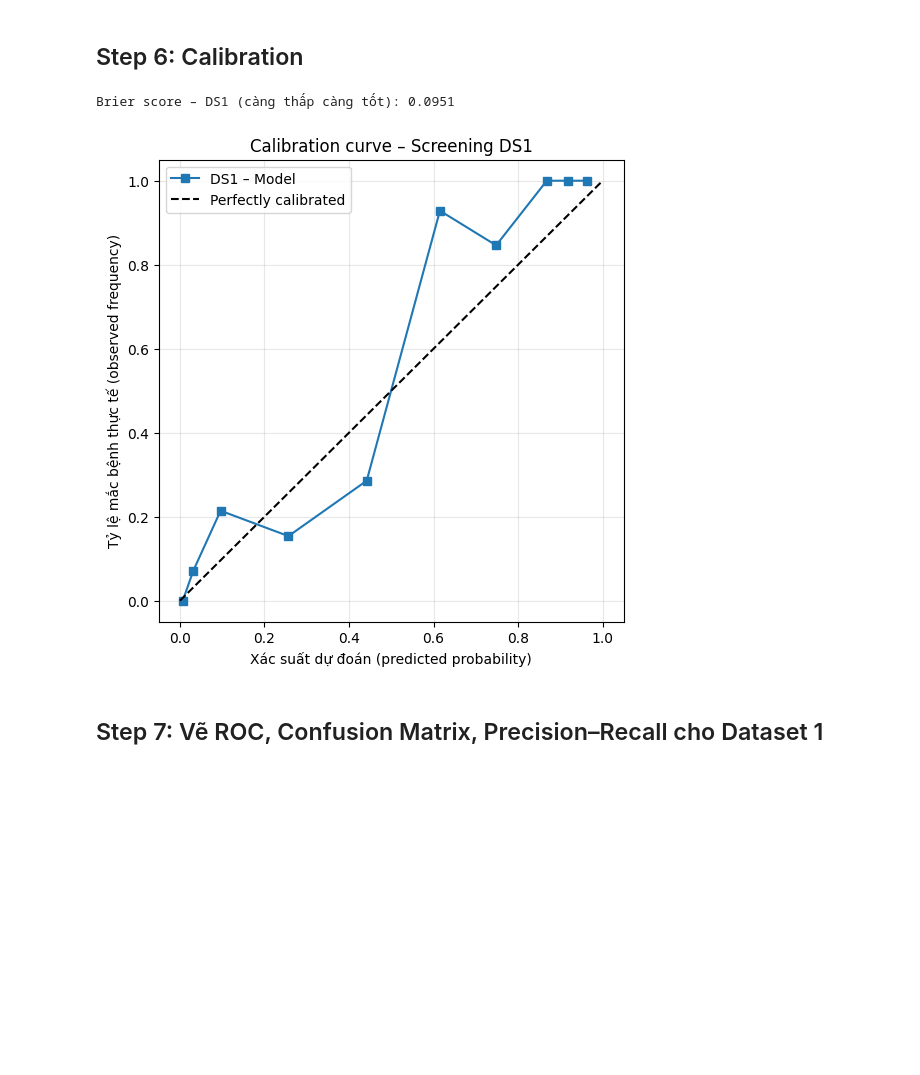
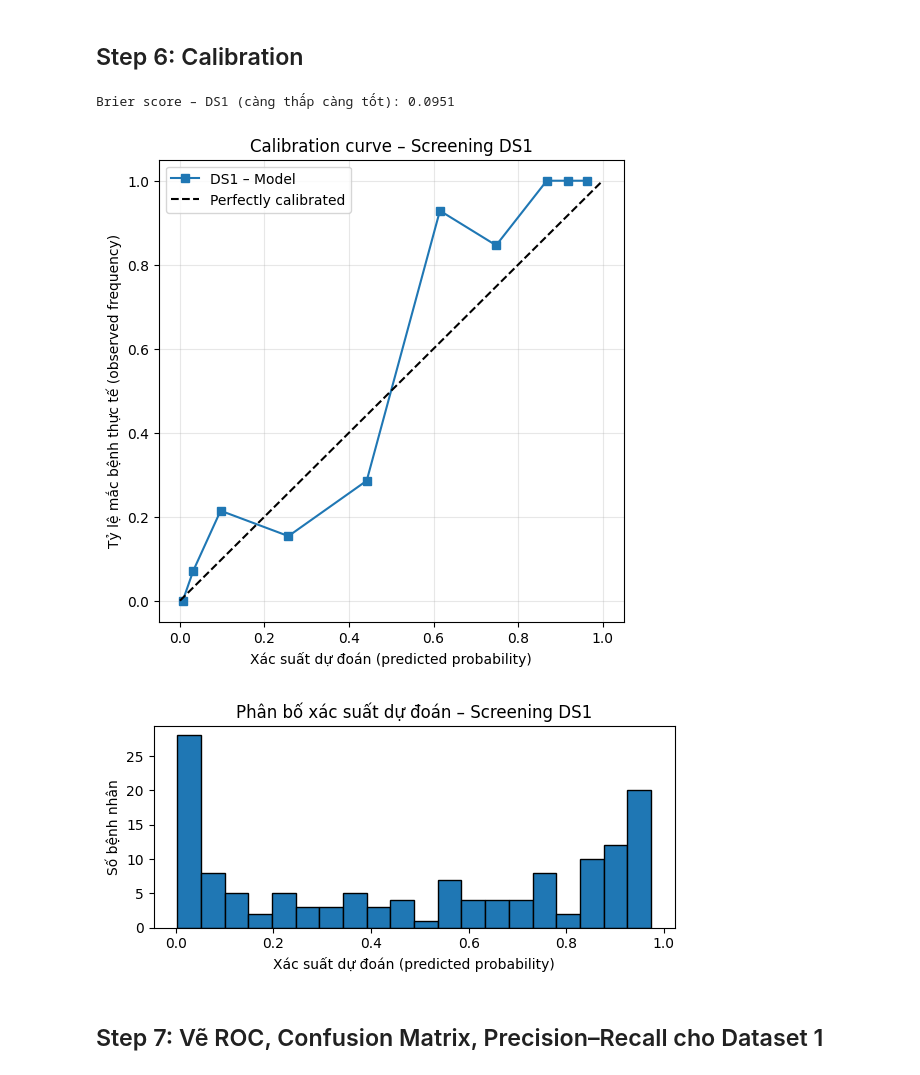
Before and after one commit to NguyenBuiHongTien/CVD_ML, a Jupyter notebook: CDV_New.ipynb, the cells around one changed output. Saved outputs shown, nothing was run; the diff lists cells and outputs as text; code cells hidden in the pictures; blank space fills up the shorter version.

```diff
--- a/CDV_New.ipynb
+++ b/CDV_New.ipynb
@@ -523,33 +683,44 @@ AUC-ROC             : 0.9501
 # ============================================================
 
 # 1) Lấy xác suất dự đoán từ mô hình tốt nhất DS1
 y1_proba = best_pipe_ds1.predict_proba(X1_test)[:, 1]   # xác suất bị bệnh tim (label=1)
 
 # 2) Tính Brier Score cho DS1
 brier_ds1 = brier_score_loss(y1_test, y1_proba)
 print(f"Brier score – DS1 (càng thấp càng tốt): {brier_ds1:.4f}")
 
 # 3) Tính dữ liệu cho calibration curve
 prob_true1, prob_pred1 = calibration_curve(
     y1_test,
     y1_proba,
     n_bins=10,
     strategy="quantile"
 )
 
 # 4) Vẽ Calibration Curve cho DS1
 plt.figure(figsize=(6, 6))
 plt.plot(prob_pred1, prob_true1, "s-", label="DS1 – Model")
 plt.plot([0, 1], [0, 1], "k--", label="Perfectly calibrated")
 plt.xlabel("Xác suất dự đoán (predicted probability)")
 plt.ylabel("Tỷ lệ mắc bệnh thực tế (observed frequency)")
 plt.title("Calibration curve – Screening DS1")
 plt.legend(loc="upper left")
 plt.grid(alpha=0.3)
 plt.show()
+
+
+# Histogram của y1_proba
+plt.figure(figsize=(6, 3))
+plt.hist(y1_proba, bins=20, edgecolor="black")
+plt.xlabel("Xác suất dự đoán (predicted probability)")
+plt.ylabel("Số bệnh nhân")
+plt.title("Phân bố xác suất dự đoán – Screening DS1")
+plt.tight_layout()
+plt.show()
 # %% [output]
 Brier score – DS1 (càng thấp càng tốt): 0.0951
 [figure]
+[figure, added]
 # %% [markdown]
 ## Step 7: Vẽ ROC, Confusion Matrix, Precision–Recall cho Dataset 1
 # %%
```
Also changed, not shown: parts of 14 cells of this notebook, 2 other files.
